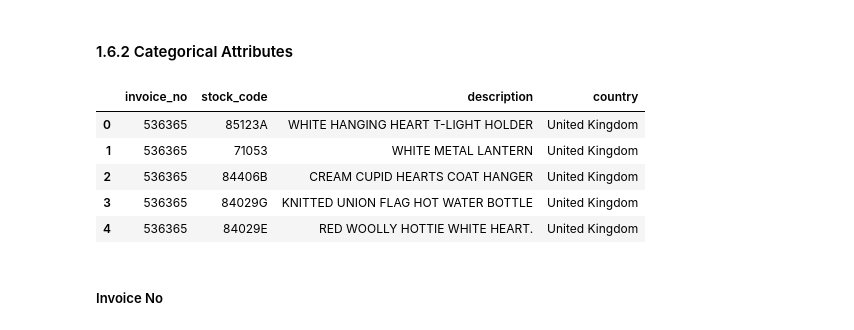
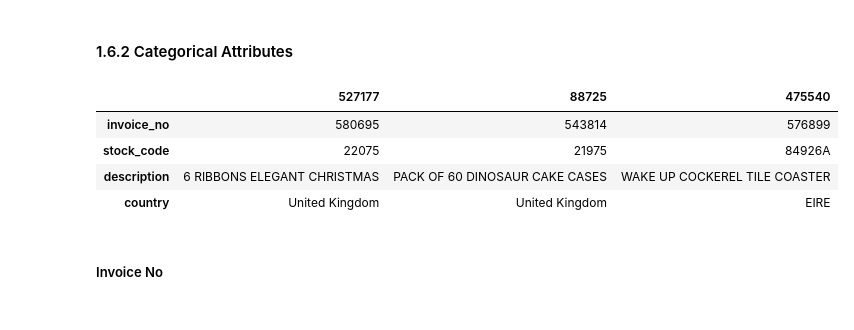
Before and after one commit to vitorhmf/loyalty-program, a Jupyter notebook: notebooks/v08_loyalty_program_final_version_(fixed_dropna_error).ipynb, the cells around one changed output. Saved outputs shown, nothing was run; the diff lists cells and outputs as text; code cells hidden in the pictures.

```diff
--- a/notebooks/v08_loyalty_program_final_version_(fixed_dropna_error).ipynb
+++ b/notebooks/v08_loyalty_program_final_version_(fixed_dropna_error).ipynb
@@ -217,15 +217,14 @@ numerical_metrics(num_attributes)
 | 2 | customer_id | 12346.00 | 22709.0 | 10363.00 | 16688.840453 | 16249.00 | 2911.408666 | 0.487449 | -0.804287 |
 # %% [markdown]
 #### 1.6.2 Categorical Attributes
-# %%
-cat_attributes.head()
-# %% [output]
-|  | invoice_no | stock_code | description | country |
-| 0 | 536365 | 85123A | WHITE HANGING HEART T-LIGHT HOLDER | United Kingdom |
-| 1 | 536365 | 71053 | WHITE METAL LANTERN | United Kingdom |
-| 2 | 536365 | 84406B | CREAM CUPID HEARTS COAT HANGER | United Kingdom |
-| 3 | 536365 | 84029G | KNITTED UNION FLAG HOT WATER BOTTLE | United Kingdom |
-| 4 | 536365 | 84029E | RED WOOLLY HOTTIE WHITE HEART. | United Kingdom |
+# %%
+cat_attributes.sample(3).T
+# %% [output]
+|  | 527177 | 88725 | 475540 |
+| invoice_no | 580695 | 543814 | 576899 |
+| stock_code | 22075 | 21975 | 84926A |
+| description | 6 RIBBONS ELEGANT CHRISTMAS | PACK OF 60 DINOSAUR CAKE CASES | WAKE UP COCKEREL TILE COASTER |
+| country | United Kingdom | United Kingdom | EIRE |
 # %% [markdown]
 ##### Invoice No
 # %%
```
Also changed, not shown: parts of 2 cells of this notebook, 1 other file.
